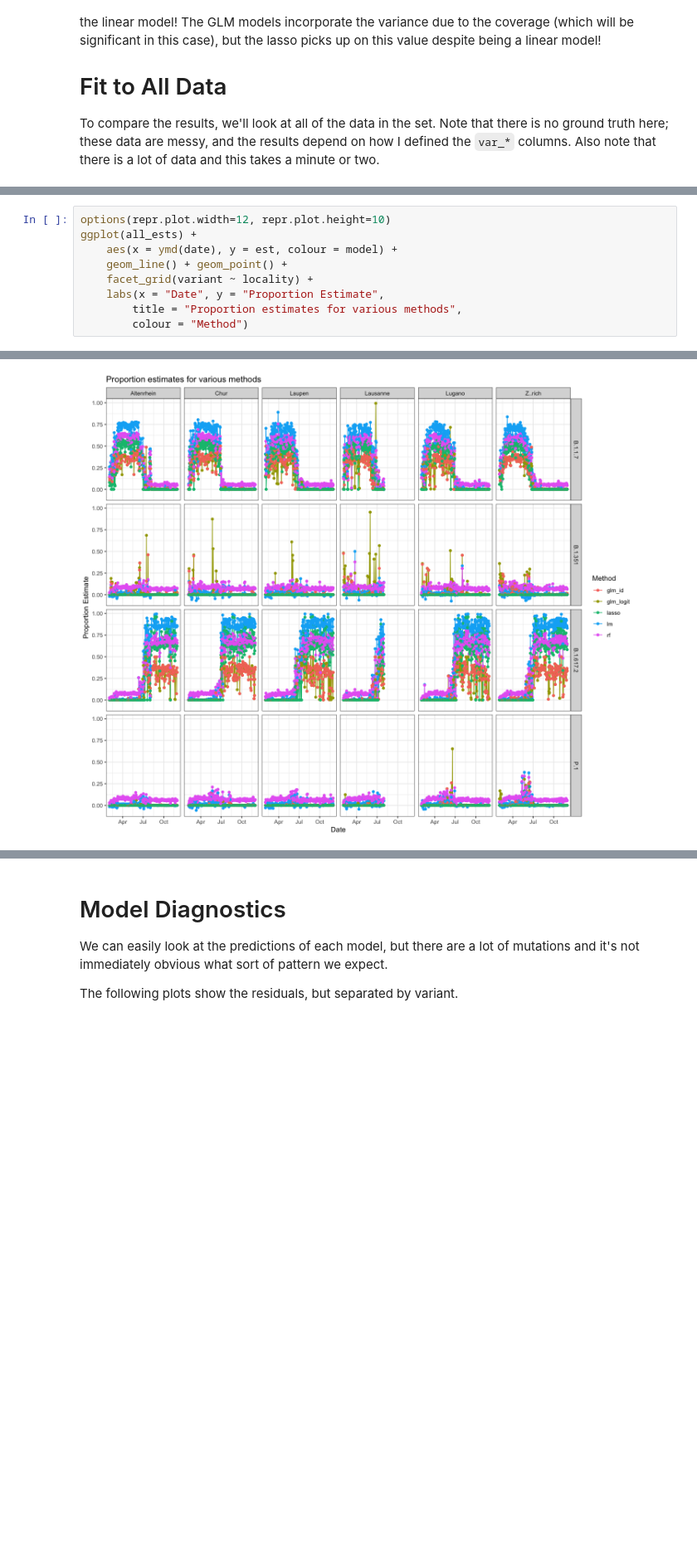
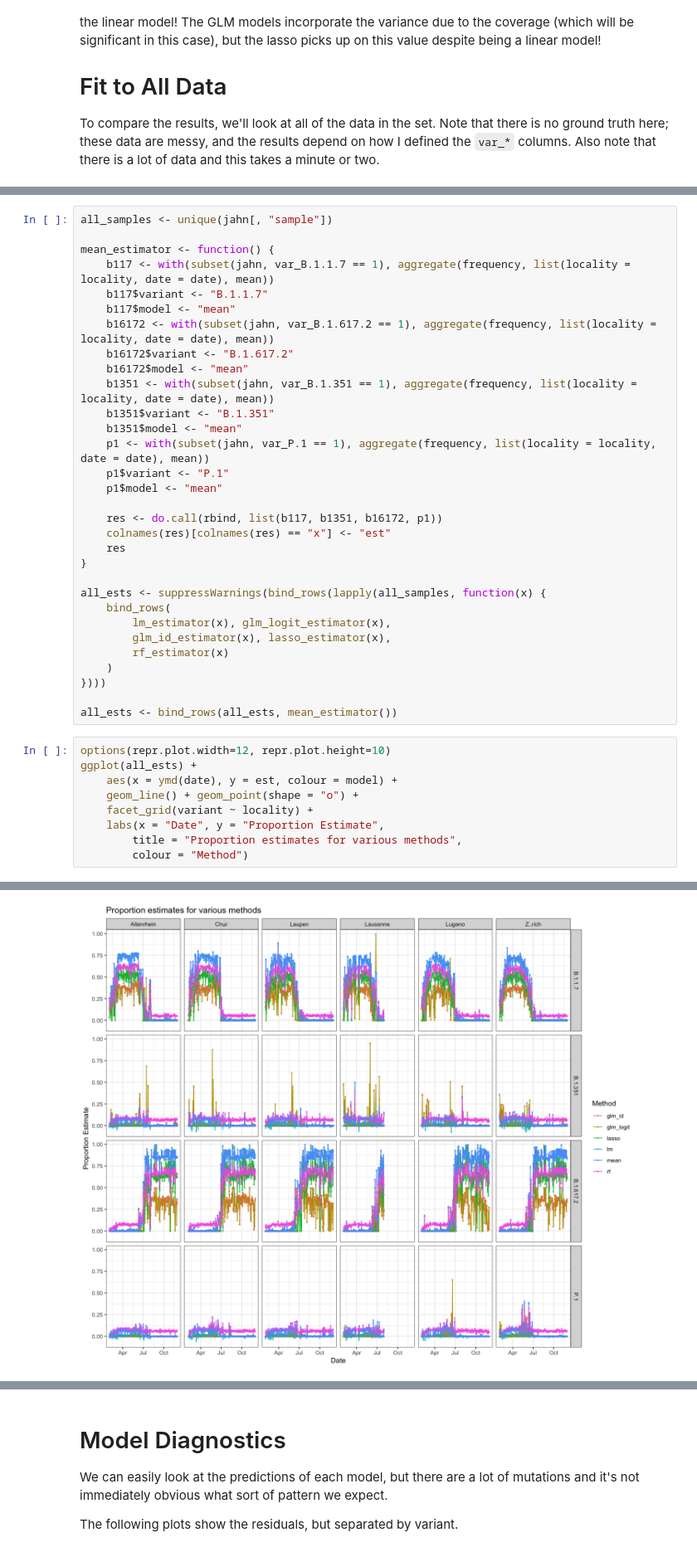
Before and after one commit to DASL-Lab/lineage-proportion-estimators, a Jupyter notebook: notebooks/basic_modelling.ipynb, the cells around one changed output, grey strips where cells are left out. Shown at 83% size. Drawn from its saved outputs; the diff is of its cells as text; blank space fills up the shorter version.

Commit message:
Add mean_estimator()

```diff
--- a/notebooks/basic_modelling.ipynb
+++ b/notebooks/basic_modelling.ipynb
@@ -194,15 +184,46 @@ all_ests <- suppressWarnings(bind_rows(lapply(all_samples, function(x) {
+# %%
+all_samples <- unique(jahn[, "sample"])
+
+mean_estimator <- function() {
+    b117 <- with(subset(jahn, var_B.1.1.7 == 1), aggregate(frequency, list(locality = locality, date = date), mean))
+    b117$variant <- "B.1.1.7"
+    b117$model <- "mean"
+    b16172 <- with(subset(jahn, var_B.1.617.2 == 1), aggregate(frequency, list(locality = locality, date = date), mean))
+    b16172$variant <- "B.1.617.2"
+    b16172$model <- "mean"
+    b1351 <- with(subset(jahn, var_B.1.351 == 1), aggregate(frequency, list(locality = locality, date = date), mean))
+    b1351$variant <- "B.1.351"
+    b1351$model <- "mean"
+    p1 <- with(subset(jahn, var_P.1 == 1), aggregate(frequency, list(locality = locality, date = date), mean))
+    p1$variant <- "P.1"
+    p1$model <- "mean"
+
+    res <- do.call(rbind, list(b117, b1351, b16172, p1))
+    colnames(res)[colnames(res) == "x"] <- "est"
+    res
+}
+
+all_ests <- suppressWarnings(bind_rows(lapply(all_samples, function(x) {
+    bind_rows(
+        lm_estimator(x), glm_logit_estimator(x),
+        glm_id_estimator(x), lasso_estimator(x),
+        rf_estimator(x)
+    )
+})))
+
+all_ests <- bind_rows(all_ests, mean_estimator())
 # %%
 options(repr.plot.width=12, repr.plot.height=10)
 ggplot(all_ests) +
     aes(x = ymd(date), y = est, colour = model) +
-    geom_line() + geom_point() +
+    geom_line() + geom_point(shape = "o") +
     facet_grid(variant ~ locality) +
     labs(x = "Date", y = "Proportion Estimate",
         title = "Proportion estimates for various methods",
         colour = "Method")
 # %% [output]
 Warning message:
 "Removed 808 rows containing missing values (`geom_point()`)."
-[figure, old version]
+[figure, new version]
 # %% [markdown]
 From these results, it appears that `lm` results in the highest estimates, `lasso` are regularized, and both binomial `glm` models have the lowest estimates with generally comparable results regardless of link function.
```
Also changed, not shown: parts of 3 cells of this notebook.
